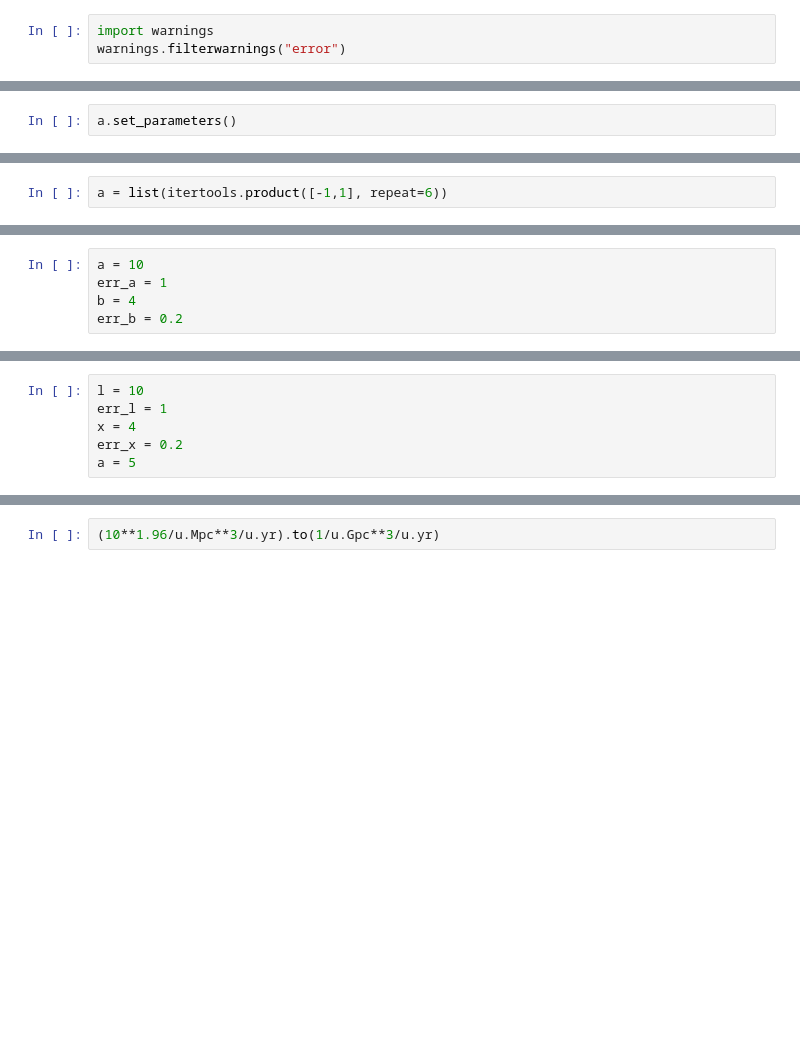
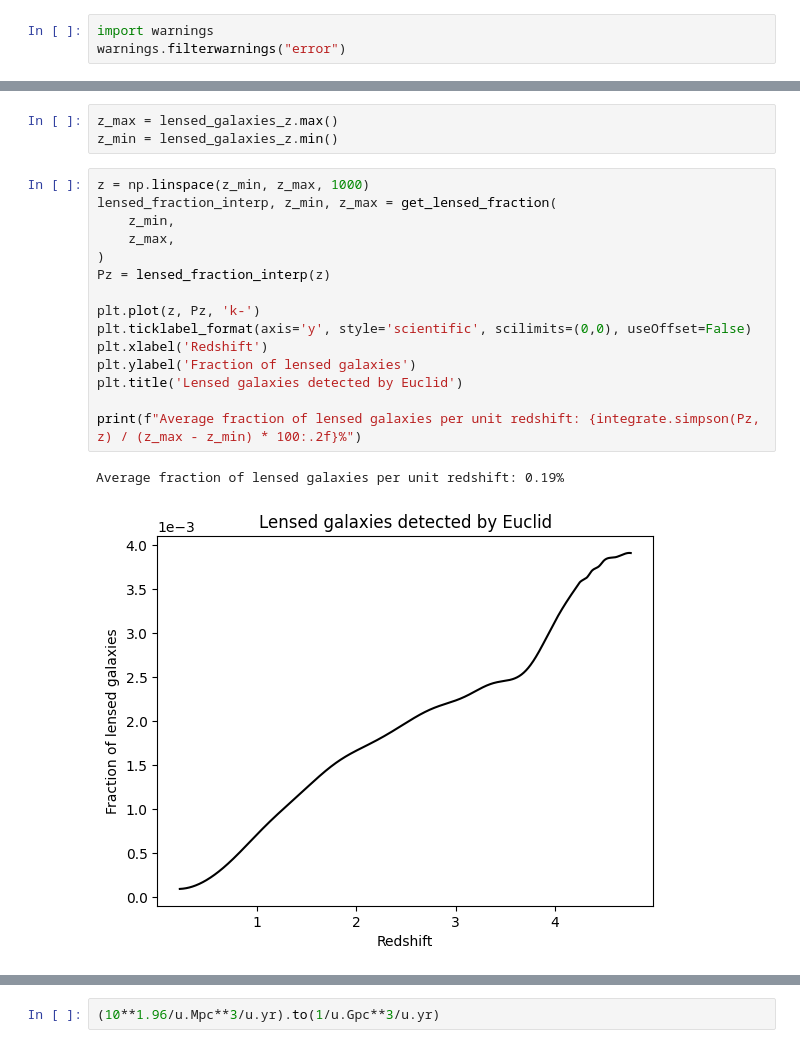
Before and after one commit to danielemichilli/slf, a Jupyter notebook: Gravitational_Lensing.ipynb, the cells around one changed output, grey strips where cells are left out. Saved outputs shown, nothing was run; the diff lists cells and outputs as text; blank space fills up the shorter version.

Commit message:
First right run of lensed frbs

```diff
--- a/Gravitational_Lensing.ipynb
+++ b/Gravitational_Lensing.ipynb
@@ -980,2 +955,0 @@ a.parameters
-# %%
-a.set_parameters()
@@ -1024,2 +955,0 @@ len(list(itertools.product([-1,1], repeat=6)))
-# %%
-a = list(itertools.product([-1,1], repeat=6))
@@ -1042,5 +955,0 @@ np.sqrt(err_s**2/t**2+err_t**2*s**2/t**4), np.std([(s+err_s)/(t+err_t), (s-err_s
-# %%
-a = 10
-err_a = 1
-b = 4
-err_b = 0.2
@@ -1051,6 +955,0 @@ np.sqrt(err_a**2+err_b**2), np.std([a+err_a+b+err_b, a-err_a+b+err_b, a+err_a+b-
-# %%
-l = 10
-err_l = 1
-x = 4
-err_x = 0.2
-a = 5
@@ -1060,0 +1018,21 @@ np.sqrt(err_l**2*a**(2*x)+err_x**2*(l*a**x*np.log(a))**2), np.std([(l+err_l)*a**
+# %%
+z_max = lensed_galaxies_z.max()
+z_min = lensed_galaxies_z.min()
+# %%
+z = np.linspace(z_min, z_max, 1000)
+lensed_fraction_interp, z_min, z_max = get_lensed_fraction(
+    z_min,
+    z_max,
+)
+Pz = lensed_fraction_interp(z)
+
+plt.plot(z, Pz, 'k-')
+plt.ticklabel_format(axis='y', style='scientific', scilimits=(0,0), useOffset=False)
+plt.xlabel('Redshift')
+plt.ylabel('Fraction of lensed galaxies')
+plt.title('Lensed galaxies detected by Euclid')
+
+print(f"Average fraction of lensed galaxies per unit redshift: {integrate.simpson(Pz, z) / (z_max - z_min) * 100:.2f}%")
+# %% [output]
+Average fraction of lensed galaxies per unit redshift: 0.19%
+[figure, added]
```
Also changed, not shown: parts of 77 cells of this notebook.
